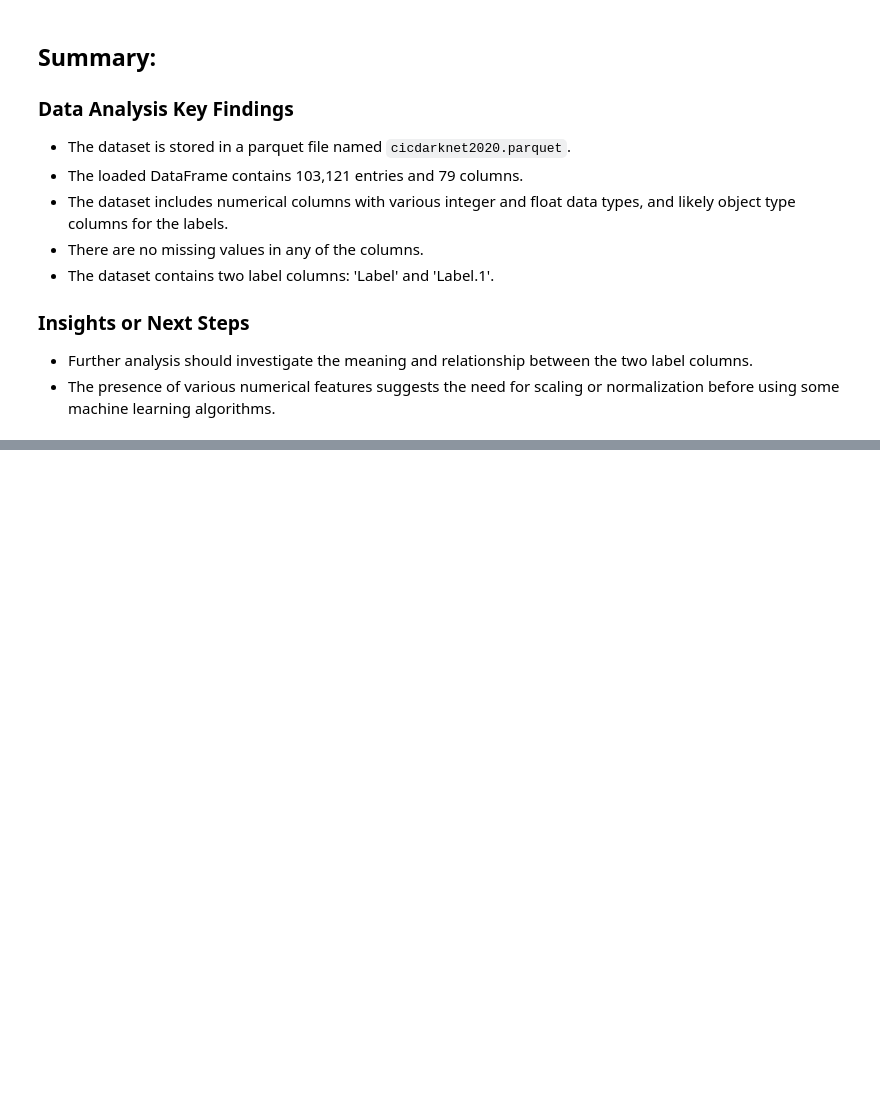
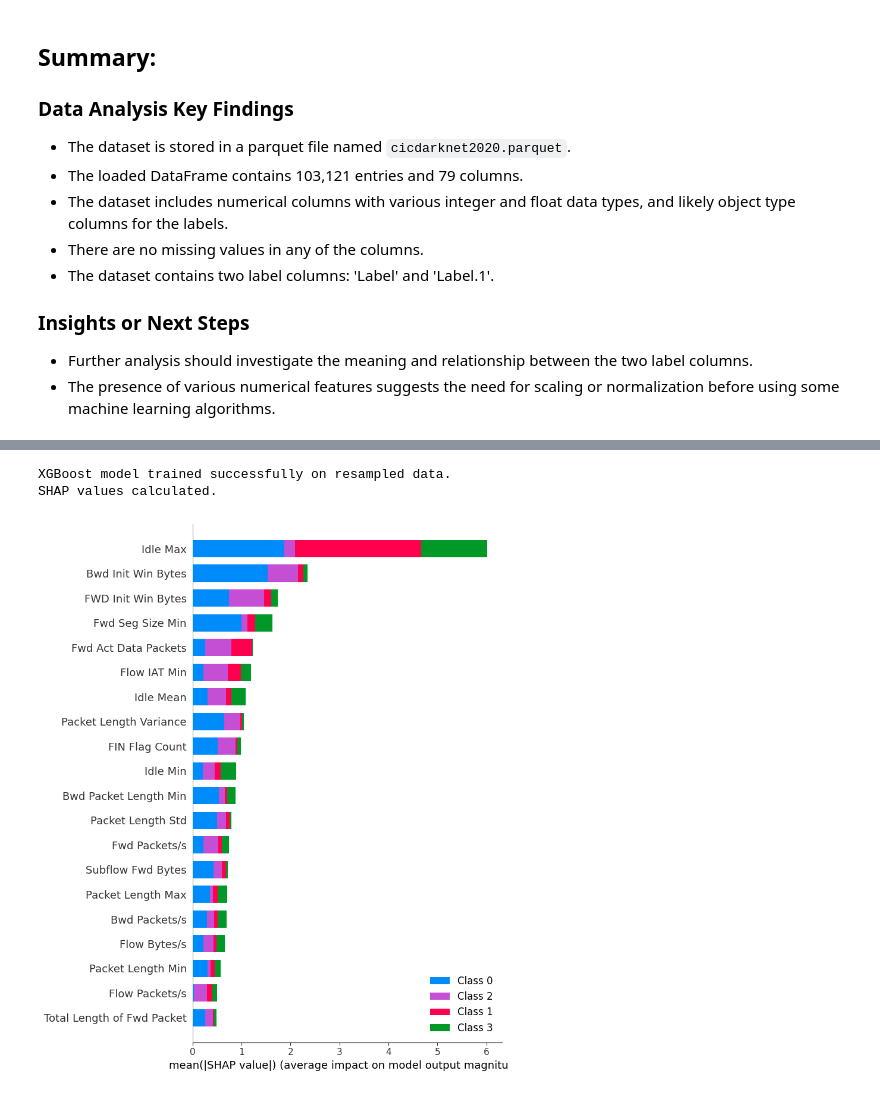
Before and after one commit to Ivyratermgwangqa/Lerato_Mgwangqa, a Jupyter notebook: Group_2_Anomaly_Detection.ipynb, the cells around one changed output, grey strips where cells are left out. Saved outputs shown, nothing was run; the diff lists cells and outputs as text; code cells hidden in the pictures; blank space fills up the shorter version.

```diff
--- a/Group_2_Anomaly_Detection.ipynb
+++ b/Group_2_Anomaly_Detection.ipynb
@@ -328,33 +466,37 @@ print(pd.Series(y_train_res).value_counts())
 # %%
 import xgboost as xgb
 import shap
 import matplotlib.pyplot as plt
 
 # Initialize and train an XGBoost model
 # Use the resampled training data
-xgb_model = xgb.XGBClassifier(objective='multi:softmax', num_class=len(label_encoder.classes_), random_state=42, tree_method='gpu_hist')
+xgb_model = xgb.XGBClassifier(objective='multi:softmax', num_class=len(label_encoder.classes_), random_state=42)
 xgb_model.fit(X_train_res, y_train_res)
 
 print("XGBoost model trained successfully on resampled data.")
 
 # Explain the model's predictions using SHAP
 # Use the original training data for SHAP explanation (or a representative subset)
 # Using X_train (before SMOTE) is generally recommended for SHAP explanations
 explainer = shap.TreeExplainer(xgb_model)
 shap_values = explainer.shap_values(X_train)
 
 print("SHAP values calculated.")
 
 # Visualize the feature importance
 # Use the original feature names from X_train
 shap.summary_plot(shap_values, X_train, plot_type="bar", feature_names=X_train.columns)
 # plt.title("SHAP Feature Importance") # Remove this line
 # plt.show() # Remove this line
 
 # You can also get a more detailed summary plot
 # shap.summary_plot(shap_values, X_train)
 # plt.title("SHAP Summary Plot")
 # plt.show()
+# %% [output]
+XGBoost model trained successfully on resampled data.
+SHAP values calculated.
+[figure, added]
 # %%
 from sklearn.metrics import accuracy_score, precision_score, recall_score, f1_score, confusion_matrix, classification_report, roc_auc_score
 
```
Also changed, not shown: parts of 24 cells of this notebook.
